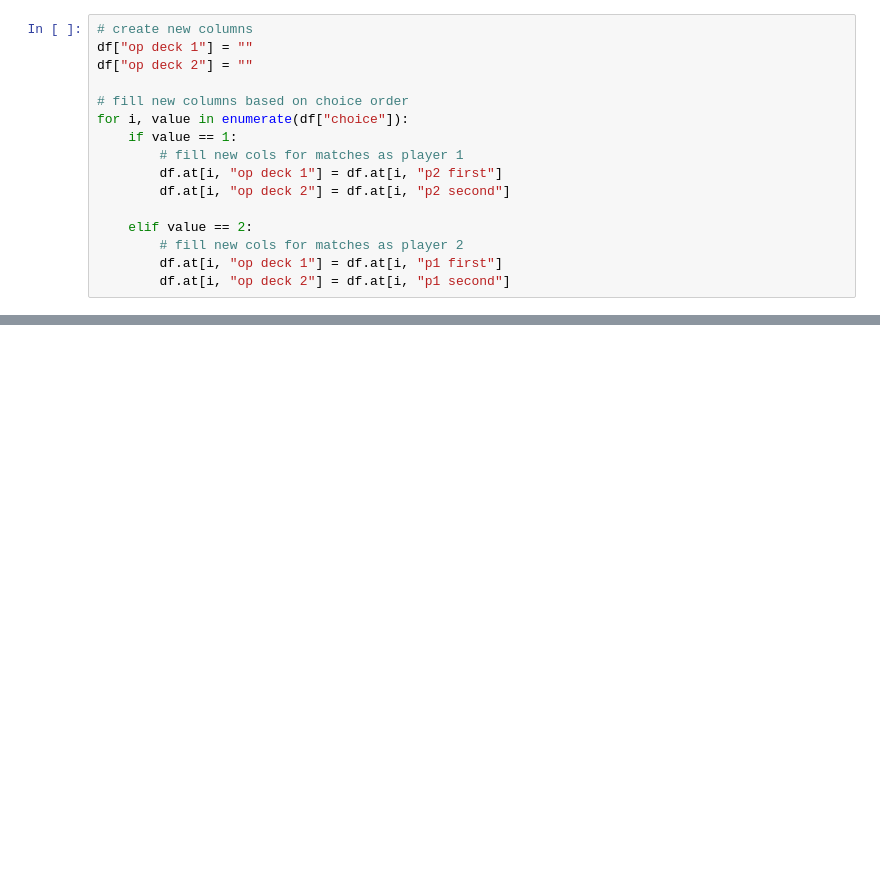
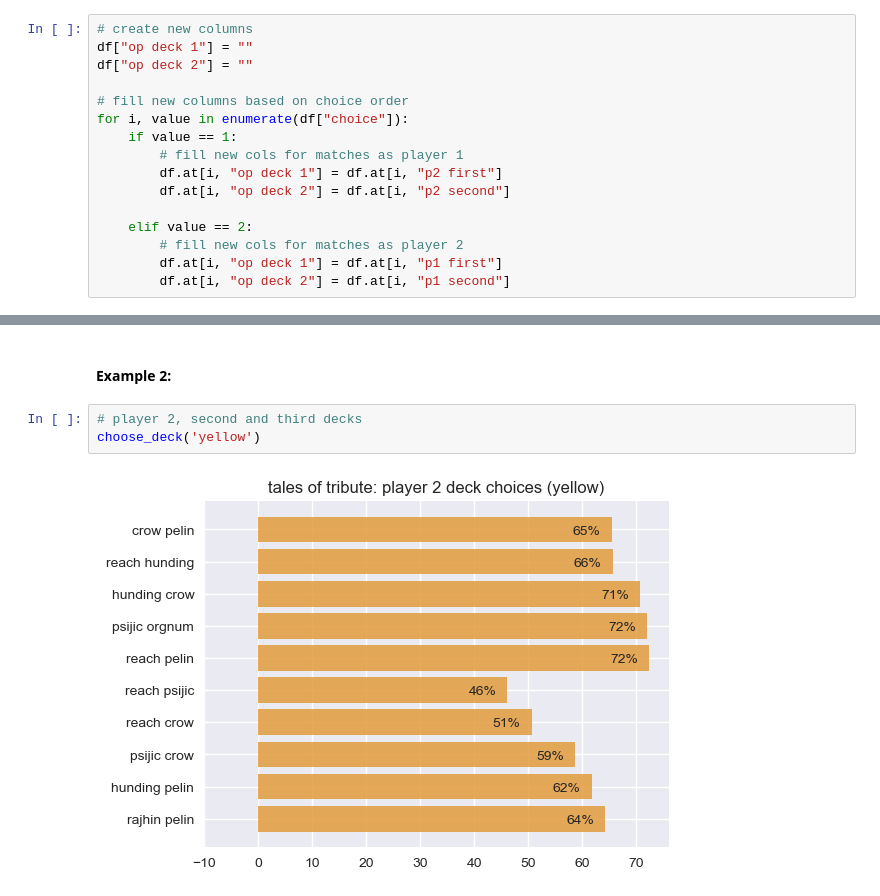
Before and after one commit to racheldelong/TributeMatchSorting, a Jupyter notebook: tribute.ipynb, the cells around one changed output, grey strips where cells are left out. Saved outputs shown, nothing was run; the diff lists cells and outputs as text; blank space fills up the shorter version.

```diff
--- a/tribute.ipynb
+++ b/tribute.ipynb
@@ -415,0 +492,7 @@ print("choose worksheet updated")
+# %% [markdown]
+#### Example 2:
+# %%
+# player 2, second and third decks
+choose_deck('yellow')
+# %% [output]
+[figure, added]
```
Also changed, not shown: parts of 95 cells of this notebook, 3 other files.
